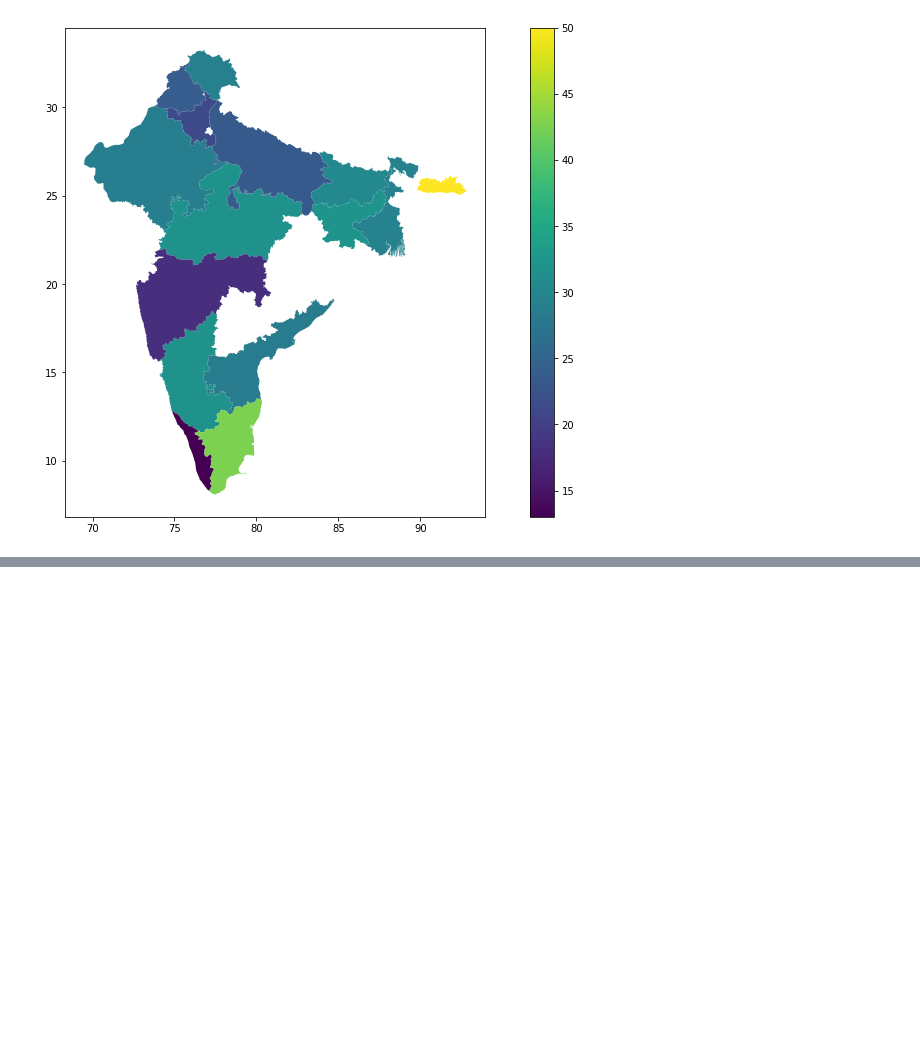
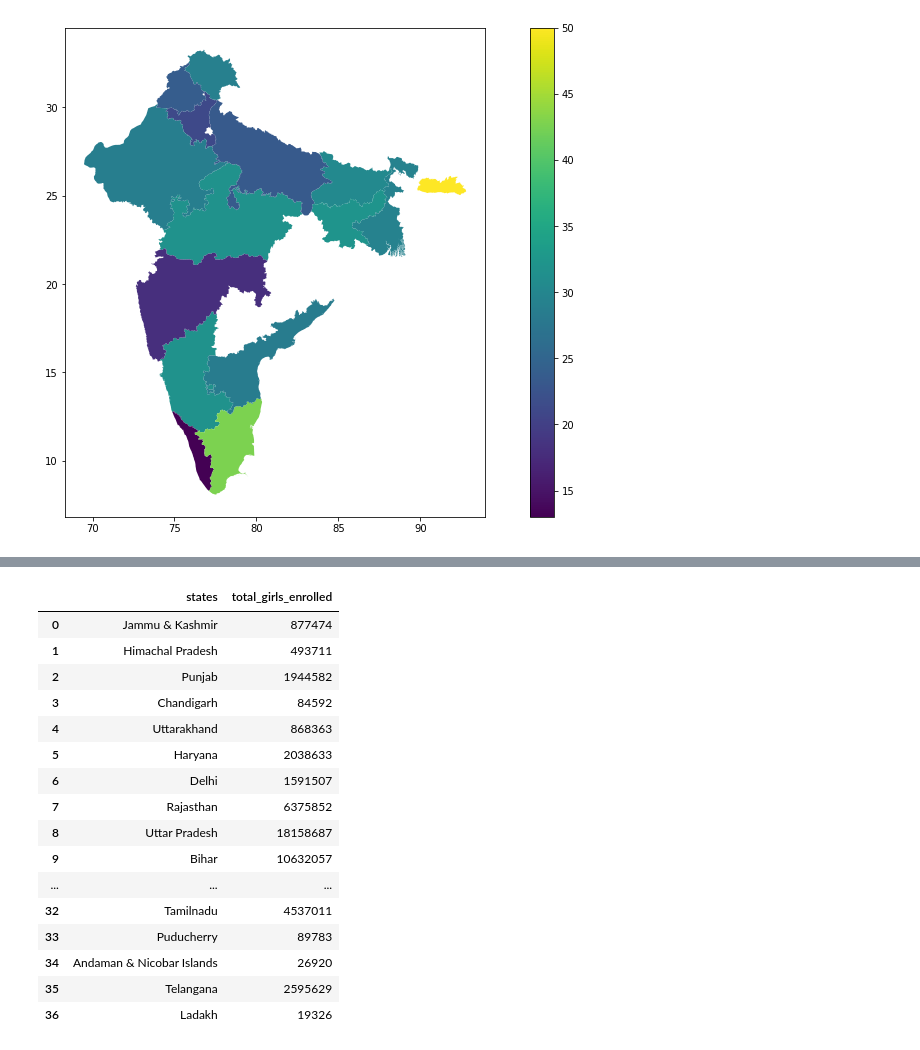
Before and after one commit to helloningshen/R-assignment, a Jupyter notebook: R.ipynb, the cells around one changed output, grey strips where cells are left out. Saved outputs shown, nothing was run; the diff lists cells and outputs as text; code cells hidden in the pictures; blank space fills up the shorter version.

```diff
--- a/R.ipynb
+++ b/R.ipynb
@@ -136,0 +176,23 @@ Literacy rate for primary students in INDIA
+# %%
+t  = state_wise_girls_enrolment_df.sum(axis=1, numeric_only=True)
+state_wise_girls = pd.DataFrame(list(zip(enrolment_states, t)), columns =['states', 'total_girls_enrolled'])
+
+state_wise_girls
+# %% [output]
+|  | states | total_girls_enrolled |
+| 0 | Jammu & Kashmir | 877474 |
+| 1 | Himachal Pradesh | 493711 |
+| 2 | Punjab | 1944582 |
+| 3 | Chandigarh | 84592 |
+| 4 | Uttarakhand | 868363 |
+| 5 | Haryana | 2038633 |
+| 6 | Delhi | 1591507 |
+| 7 | Rajasthan | 6375852 |
+| 8 | Uttar Pradesh | 18158687 |
+| 9 | Bihar | 10632057 |
+| ... | ... | ... |
+| 32 | Tamilnadu | 4537011 |
+| 33 | Puducherry | 89783 |
+| 34 | Andaman & Nicobar Islands | 26920 |
+| 35 | Telangana | 2595629 |
+| 36 | Ladakh | 19326 |
```
Also changed, not shown: parts of 8 cells of this notebook, 5 other files.
